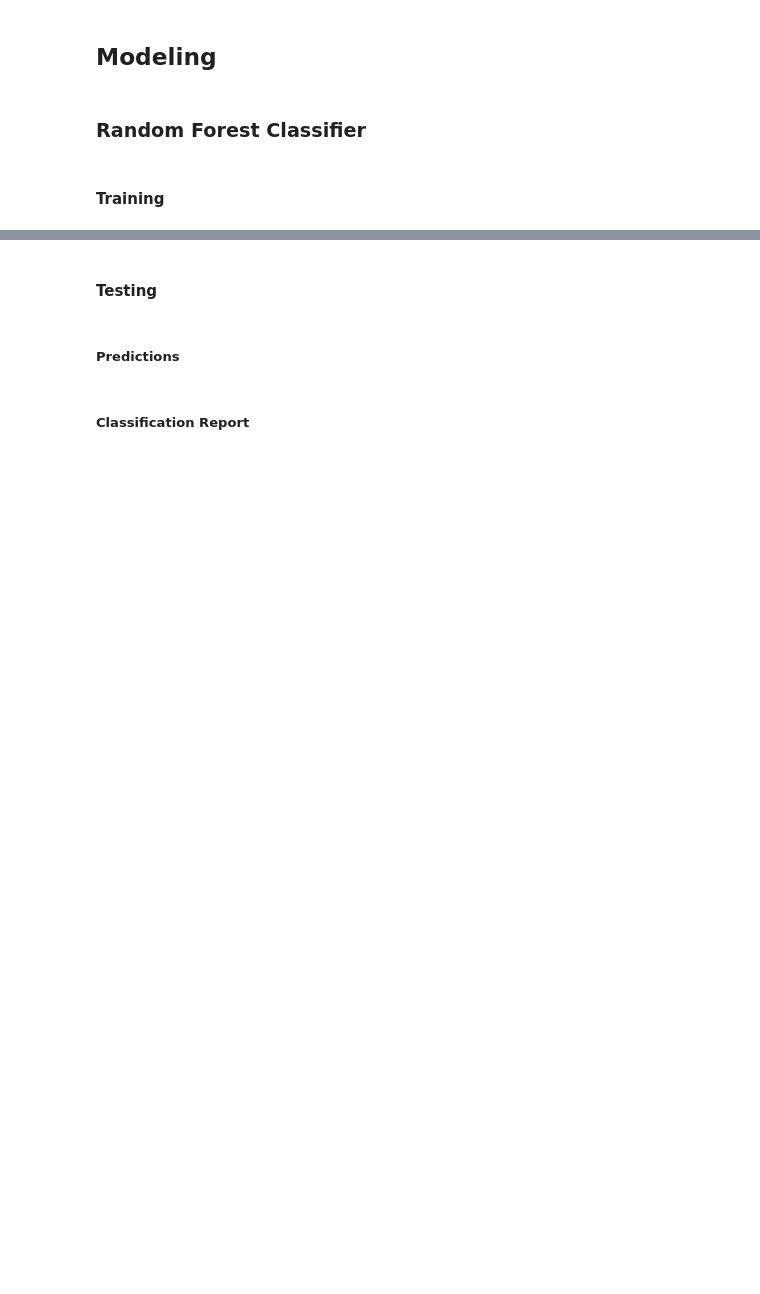
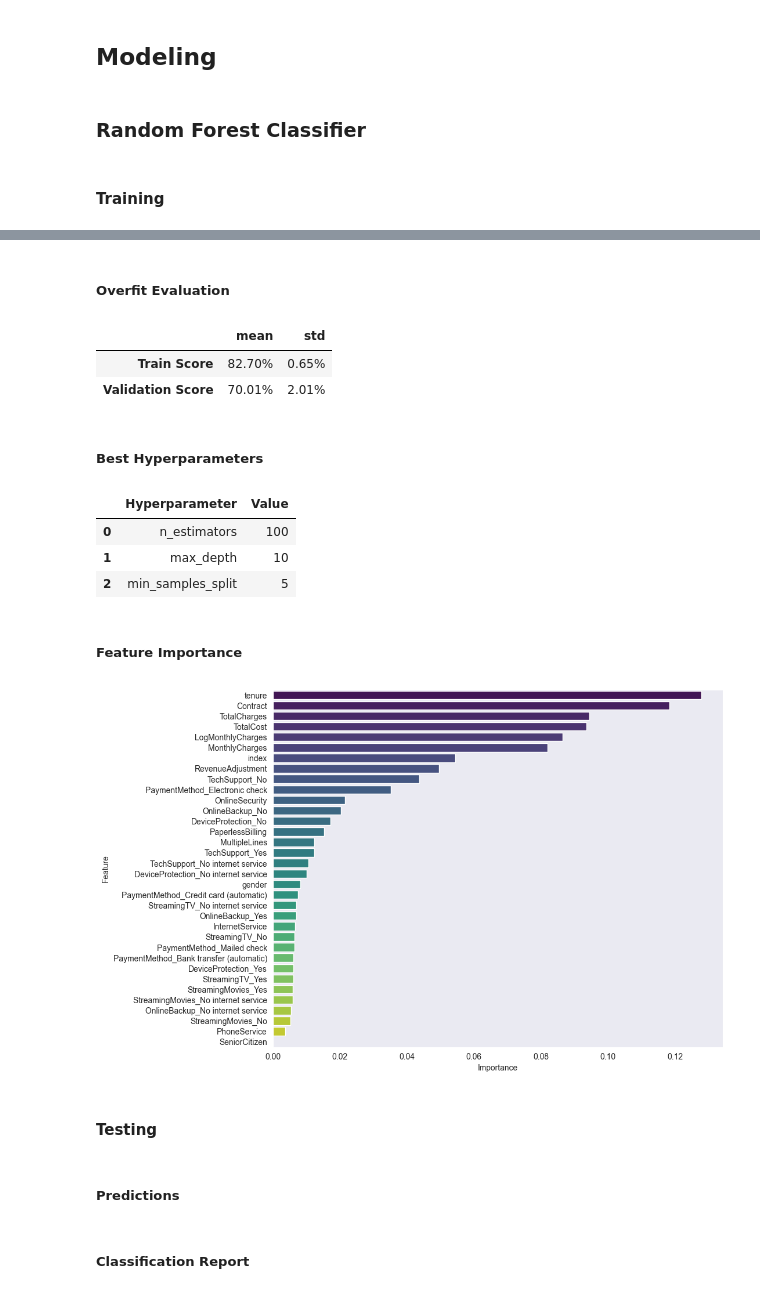
Before and after one commit to DerekSanchez/241117-Telco-Customer-Churn, a Jupyter notebook: results/results_report.ipynb, the cells around one changed output, grey strips where cells are left out. Drawn from its saved outputs; the diff is of its cells as text; code cells hidden in the pictures; blank space fills up the shorter version.

Commit message:
Added Random Forest Modeling in Results Report

```diff
--- a/results/results_report.ipynb
+++ b/results/results_report.ipynb
@@ -79,14 +135,20 @@ X_test.head()
 # %%
-# documentation log
-ut.write_log('Training Random Forest Classifier')
-
 # model fitting
 rf_results = tn.train_model(
     model_name = 'RandomForest',
     X_train = X_train,
     y_train = y_train,
-    mode = 'grid_search'
+    mode = 'manual'
 )
 
-# model trained
-best_rf_model = rf_results['best_model']
+# train score
+rf_train_score = rf_results['cv_train_score']
+
+# validation score
+rf_val_score = rf_results['cv_val_score']
+
+# best model
+rf_best_model = rf_results['best_model']
+
+# best parameters
+rf_best_params = rf_results['best_params']
@@ -93,3 +161,57 @@ best_rf_model = rf_results['best_model']
+# %% [markdown]
+##### Overfit Evaluation
+# %%
+rf_scores_df = pd.DataFrame(
+    [rf_train_score, rf_val_score],
+    index = ['Train Score', 'Validation Score']
+)
+
+rf_scores_df = rf_scores_df.style.format({
+    'mean' : '{:.2%}',
+    'std': '{:.2%}'
+})
+
+rf_scores_df
+# %% [output]
+|  | mean | std |
+| Train Score | 82.70% | 0.65% |
+| Validation Score | 70.01% | 2.01% |
+# %% [markdown]
+##### Best Hyperparameters
+# %%
+pd.DataFrame(
+    list(rf_best_params.items()),
+    columns = ['Hyperparameter', 'Value']
+)
+# %% [output]
+|  | Hyperparameter | Value |
+| 0 | n_estimators | 100 |
+| 1 | max_depth | 10 |
+| 2 | min_samples_split | 5 |
+# %% [markdown]
+##### Feature Importance
+# %%
+sns.set_style('dark')
+sns.set_palette('dark')
+
+importances = rf_best_model.feature_importances_
+
+importance_df = pd.DataFrame({
+    'Feature': X_train.columns,
+    'Importance': importances
+}).sort_values(by = 'Importance', ascending = False)
+
+plt.figure(figsize = (10, 8))
+sns.barplot(
+    x = 'Importance',
+    y = 'Feature',
+    data = importance_df,
+    palette = 'viridis',
+    hue = 'Feature',
+    dodge = False)
+plt.show()
+# %% [output]
+[figure, added]
 # %% [markdown]
 #### Testing
 # %% [markdown]
```
Also changed, not shown: parts of 13 cells of this notebook, 3 other files.
